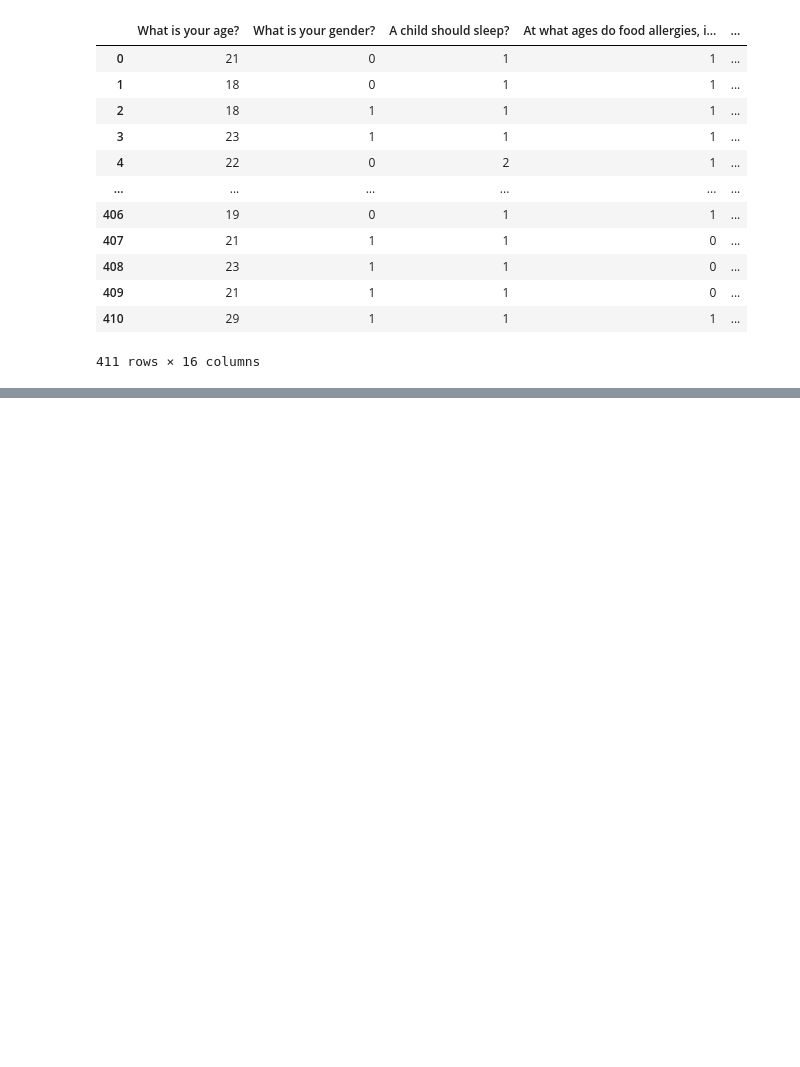
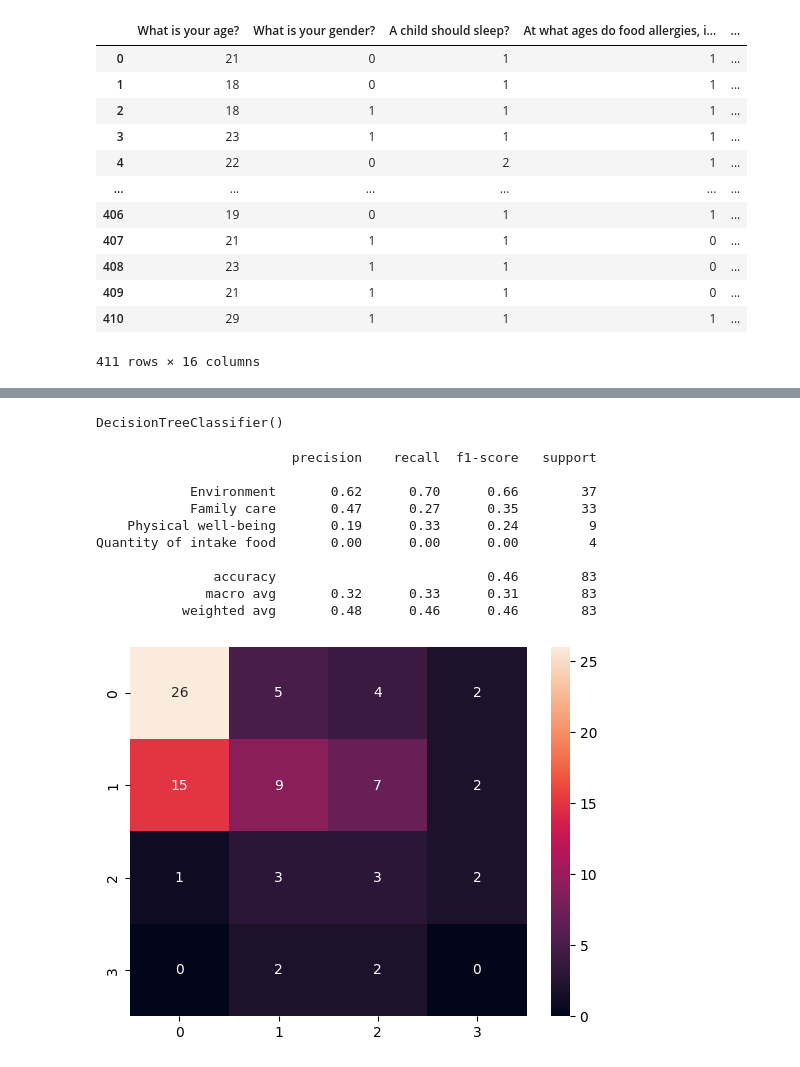
Before and after one commit to delowarshizar/Practice, a Jupyter notebook: labdml26.ipynb, the cells around one changed output, grey strips where cells are left out. Saved outputs shown, nothing was run; the diff lists cells and outputs as text; code cells hidden in the pictures; blank space fills up the shorter version.

```diff
--- a/labdml26.ipynb
+++ b/labdml26.ipynb
@@ -100,0 +118,4 @@ df
+# %%
+y=df['Child nutrition can also effect by']
+y=le.fit_transform(y)
+y
@@ -100,0 +142,28 @@ df
+# %%
+from sklearn.model_selection import train_test_split
+xtrain,xtest,ytrain,ytest=train_test_split(x,y,test_size=0.2,random_state=0)
+# %%
+from sklearn.tree import DecisionTreeClassifier
+dt=DecisionTreeClassifier()
+dt.fit(xtrain,ytrain)
+# %% [output]
+DecisionTreeClassifier()
+# %%
+ypred=dt.predict(xtest)
+# %%
+from sklearn.metrics import accuracy_score,confusion_matrix,classification_report
+accuracy_score(ytest,ypred)
+sns.heatmap(confusion_matrix(ytest,ypred),annot=True)
+print(classification_report(ytest,ypred))
+# %% [output]
+                         precision    recall  f1-score   support
+
+            Environment       0.62      0.70      0.66        37
+            Family care       0.47      0.27      0.35        33
+    Physical well-being       0.19      0.33      0.24         9
+Quantity of intake food       0.00      0.00      0.00         4
+
+               accuracy                           0.46        83
+              macro avg       0.32      0.33      0.31        83
+           weighted avg       0.48      0.46      0.46        83
+[figure, added]
```
Also changed, not shown: parts of 17 cells of this notebook.
